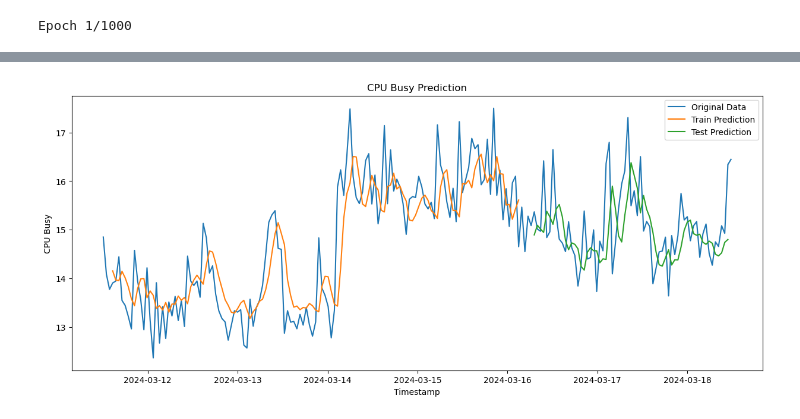
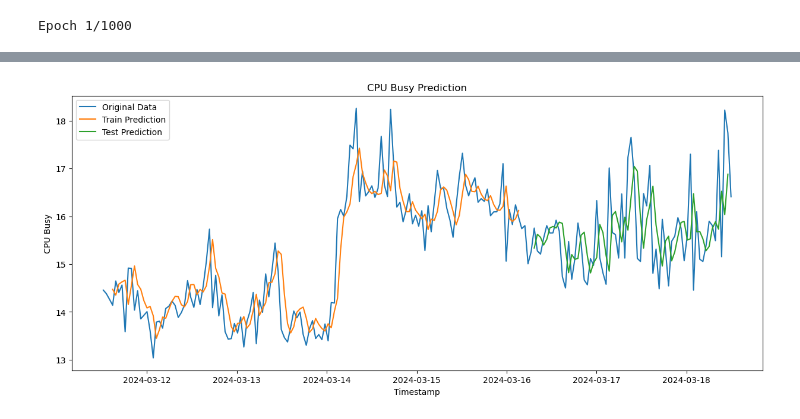
Before and after one commit to thelizri/ML-Prometheus, a Jupyter notebook: LSTM.ipynb, the cells around one changed output, grey strips where cells are left out. Drawn from its saved outputs; the diff is of its cells as text; code cells hidden in the pictures.

```diff
--- a/LSTM.ipynb
+++ b/LSTM.ipynb
@@ -148,6 +148,6 @@ def predict(
     else:
         print("No data returned from Prometheus or unexpected data format.")
 # %%
-predict(prom, query, name="CPU Busy")
+predict(prom, query, name="CPU Busy", patience=100)
 # %% [output]
 Epoch 1/1000
@@ -171,2 +171,2 @@ Test Score: 0.76 RMSE
-[figure, old version]
+[figure, new version]
 # %%
```
Also changed, not shown: parts of 2 cells of this notebook.
